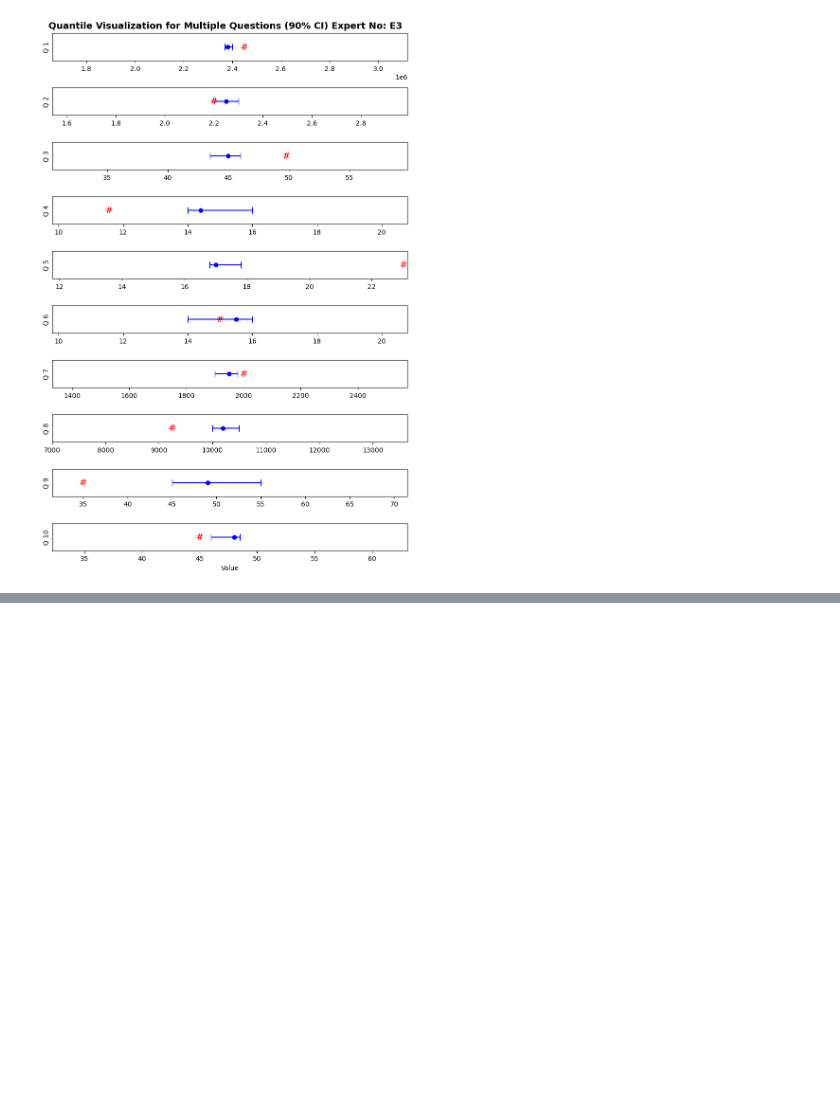
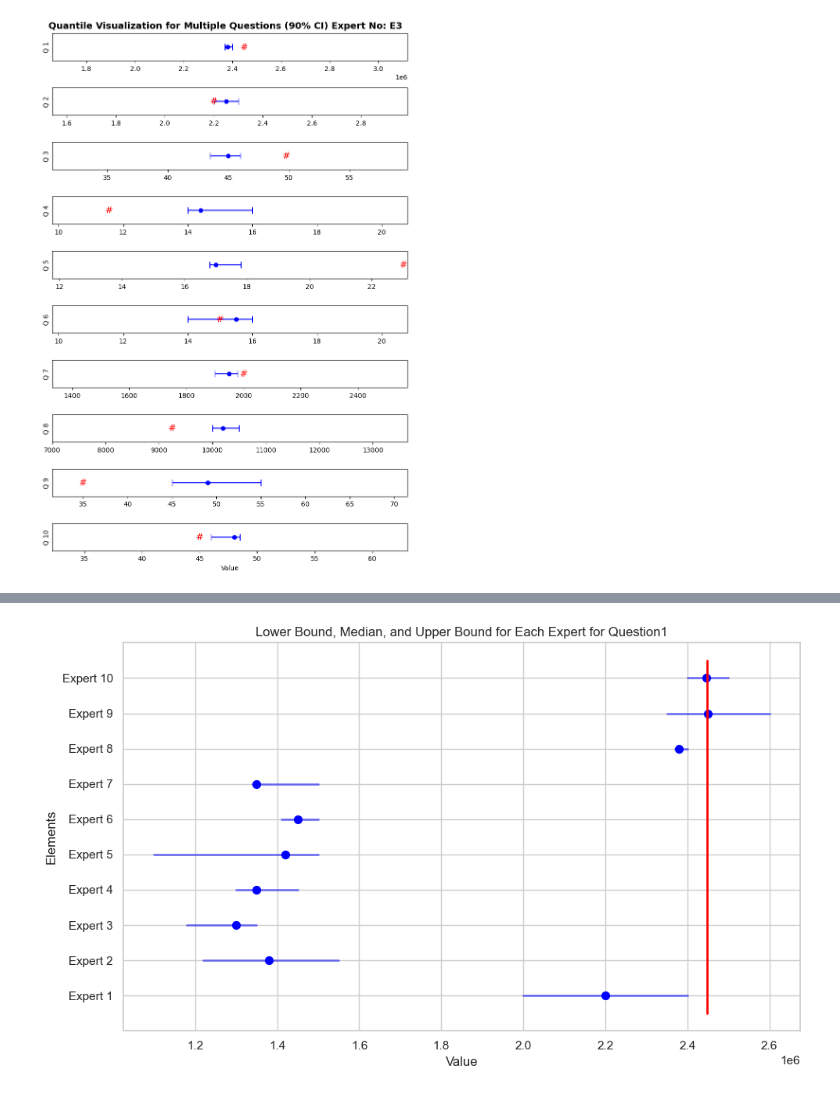
Before and after one commit to FARSHAD-SH/elicipy, a Jupyter notebook: plots.ipynb, the cells around one changed output, grey strips where cells are left out. Drawn from its saved outputs; the diff is of its cells as text; code cells hidden in the pictures; blank space fills up the shorter version.

```diff
--- a/plots.ipynb
+++ b/plots.ipynb
@@ -218,0 +282,43 @@ plt.show()
+# %%
+import seaborn as sns
+import matplotlib.pyplot as plt
+import numpy as np
+
+# Example data (replace with your actual data)
+lower_bounds = list(df.iloc[:,4]) # 10 elements
+medians = list(df.iloc[:,5])
+upper_bounds = list(df.iloc[:,6])
+
+realization = list(df2.iloc[:, 8])[0]
+
+# Set up the plot
+sns.set(style="whitegrid")
+plt.figure(figsize=(10, 6))
+
+# Plot lines for each element
+for i in range(10):
+    y_pos = i + 1  # y increases by 1 for each element
+
+    # Plot the range (lower to upper bound)
+    plt.plot([lower_bounds[i], upper_bounds[i]], [y_pos, y_pos],
+             color='blue', alpha=0.5, linewidth=2)
+
+
+    # Add a dot at the median position
+    plt.scatter(medians[i], y_pos, color='blue', s=50)
+
+# Plot the range (lower to upper bound)
+plt.plot([realization, realization], [.5, 10.5], color='red', linewidth=2)  # Line from (3,1) to (5,1)
+
+
+# Customize the plot
+plt.yticks(np.arange(1, 11), [f"Expert {i+1}" for i in range(10)])
+plt.xlabel("Value")
+plt.ylabel("Elements")
+plt.title("Lower Bound, Median, and Upper Bound for Each Expert for Question1")
+plt.grid(True, axis='x')
+
+plt.tight_layout()
+plt.show()
+# %% [output]
+[figure, added]
```
Also changed, not shown: parts of 8 cells of this notebook.
